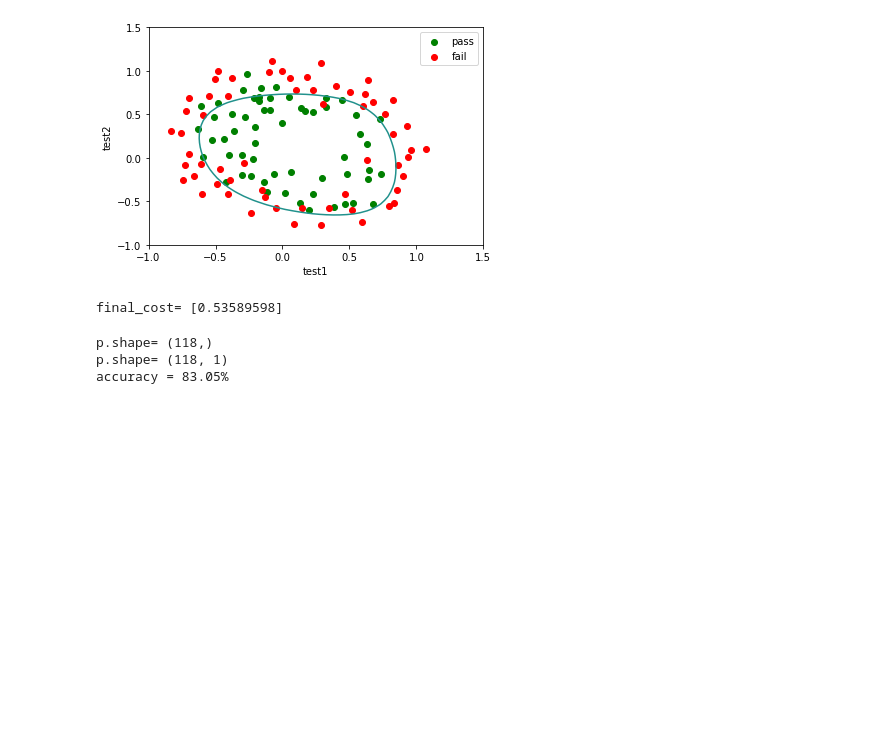
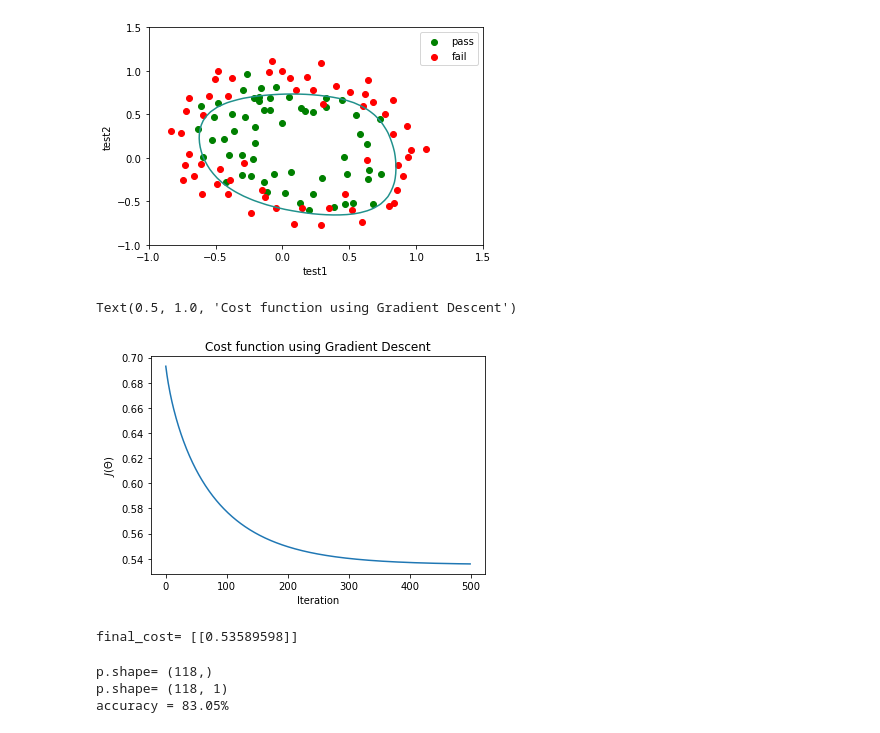
Before and after one commit to amitsuneja/MachineLeaning, a Jupyter notebook: AndrewNG/Week3/Excercise04/Excercise4.ipynb, the cells around one changed output. Saved outputs shown, nothing was run; the diff lists cells and outputs as text; code cells hidden in the pictures; blank space fills up the shorter version.

```diff
--- a/AndrewNG/Week3/Excercise04/Excercise4.ipynb
+++ b/AndrewNG/Week3/Excercise04/Excercise4.ipynb
@@ -97 +108,5 @@ final_theta, cost_list = gradient_descent(theta_initial, x,  y, 1, 0.3, 500)
+# %%
+iterations = 500
+alpha = 0.3
+final_theta, cost_list = gradient_descent(theta_initial, x,  y, Lambda, alpha, iterations)
 # %%
@@ -125,15 +140,25 @@ plt.ylabel("test2")
 plt.show()
 # %% [output]
 [figure]
+# %%
+cost_list = [entry.item(0,0) for entry in cost_list]
+
+plt.plot(range(iterations), cost_list)
+plt.xlabel("Iteration")
+plt.ylabel("$J(\Theta)$")
+plt.title("Cost function using Gradient Descent")
+# %% [output]
+Text(0.5, 1.0, 'Cost function using Gradient Descent')
+[figure, added]
 # %%
 theta_initial = np.zeros(n).reshape(n, 1)  # alternate theta_initial = np.zeros((n,1))
 output = opt.fmin_tnc(func=cost_function, x0=theta_initial.flatten(),
                       fprime=first_deri_j, args=(x, y.flatten(), Lambda))
 auto_theta = output[0]
-final_cost, = cost_function(final_theta, x,  y, Lambda)
+final_cost = cost_function(final_theta, x,  y, Lambda)
 print("final_cost=", final_cost)
 # %% [output]
-final_cost= [0.53589598]
+final_cost= [[0.53589598]]
 # %%
 # Accuracy of model
 p = np.dot(x, auto_theta) > 0
```
Also changed, not shown: parts of 7 cells of this notebook.
